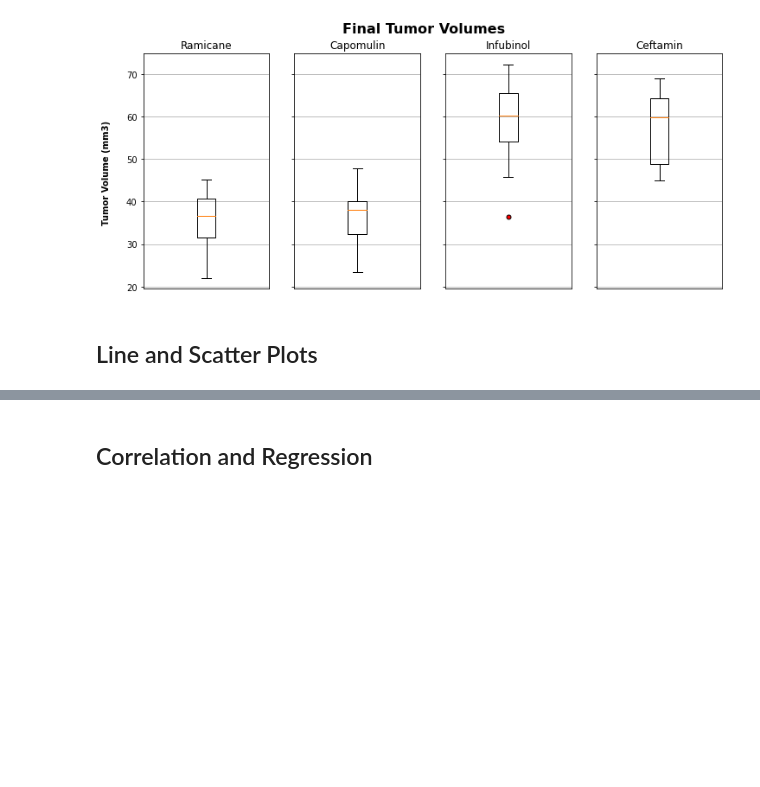
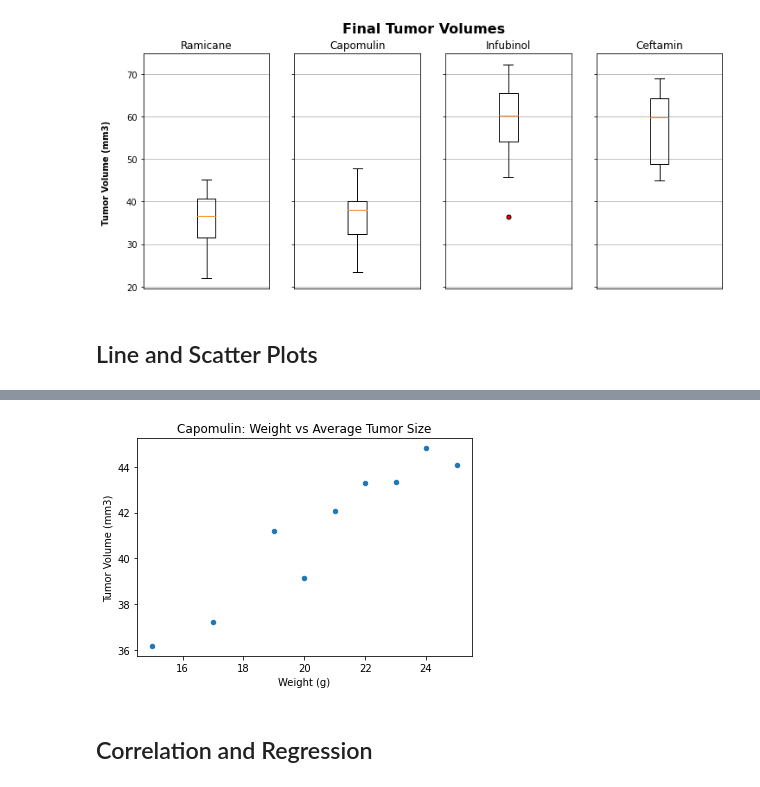
Before and after one commit to ConnorHz/PharmaceuticalAnalysisPlots, a Jupyter notebook: PharmaAnalysis.ipynb, the cells around one changed output, grey strips where cells are left out. Saved outputs shown, nothing was run; the diff lists cells and outputs as text; code cells hidden in the pictures; blank space fills up the shorter version.

```diff
--- a/PharmaAnalysis.ipynb
+++ b/PharmaAnalysis.ipynb
@@ -220,4 +220,15 @@ plt.show()
 # %%
 # Generate a scatter plot of average tumor volume vs. mouse weight for the Capomulin regimen
+df_average_tumor_vs_weight = df_capomulin_results \
+    .groupby('Weight (g)')['Tumor Volume (mm3)'] \
+    .mean() \
+    .to_frame() \
+    .reset_index()
+
+df_average_tumor_vs_weight.plot(x='Weight (g)', y='Tumor Volume (mm3)', kind='scatter', title="Capomulin: Weight vs Average Tumor Size")
+
+plt.show()
+# %% [output]
+[figure, added]
 # %% [markdown]
 ## Correlation and Regression
```
Also changed, not shown: parts of 3 cells of this notebook.
